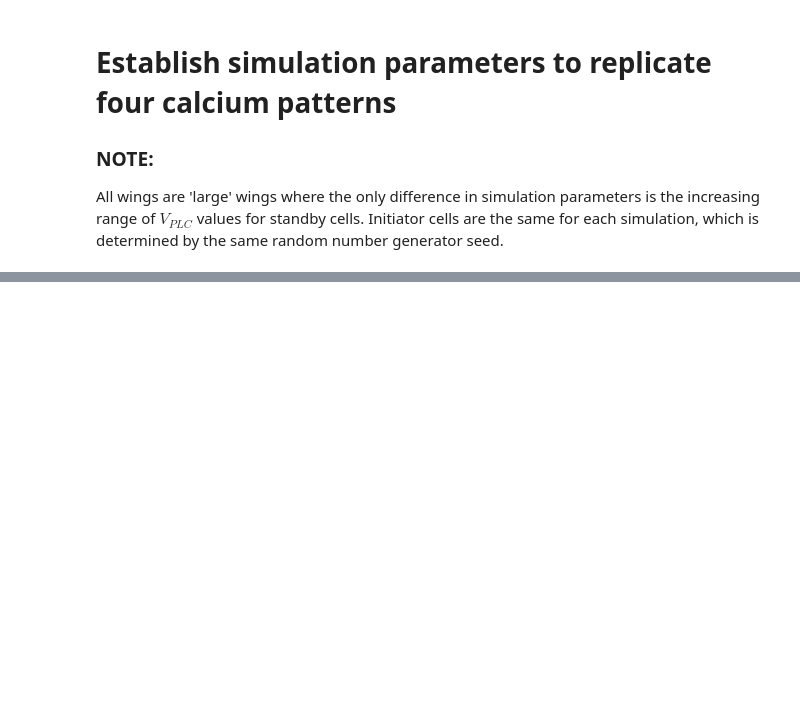
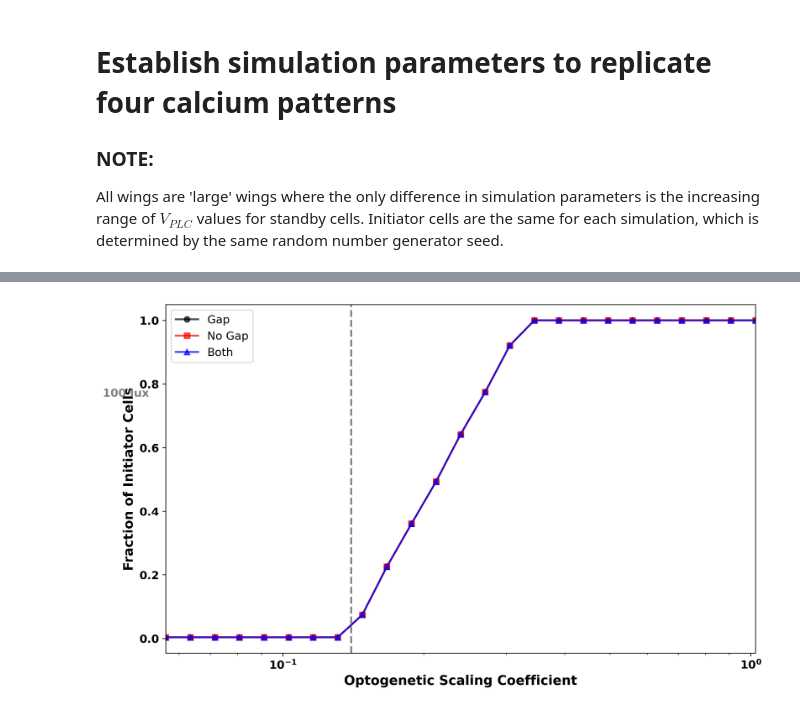
Before and after one commit to sscini/MSELab_Calcium_Cartography_2021, a Jupyter notebook: Calcium_Cartography_2025_Optogenetic_Supplement.ipynb, the cells around one changed output, grey strips where cells are left out. Saved outputs shown, nothing was run; the diff lists cells and outputs as text; code cells hidden in the pictures; blank space fills up the shorter version.

```diff
--- a/Calcium_Cartography_2025_Optogenetic_Supplement.ipynb
+++ b/Calcium_Cartography_2025_Optogenetic_Supplement.ipynb
@@ -532,7 +547,7 @@ import pandas as pd
 import gc
 
 # Define alpha values to vary from 10^-2.5 to 10^-1 (0.003 to 0.1)
-alpha_values = np.logspace(-2.5, -1, 25)  # Logarithmic spacing for better resolution
+alpha_values = np.logspace(-1.25, 0.01, 25)  # Logarithmic spacing for better resolution
 
 # Update modifiable_params to include spike threshold and prominence for peak detection
 modifiable_params = {
@@ -622,31 +655,33 @@ fig, ax = plt.subplots(figsize=(10, 6), dpi=300)
 # Plotting with specified colors, markers, and increased linewidth
 ax.plot(results_df['alpha'], results_df['fraction_initiators_gap'], label='Gap', color=custom_colors[0], marker='o', alpha=0.7, linewidth=2, markersize=6)
 ax.plot(results_df['alpha'], results_df['fraction_initiators_no_gap'], label='No Gap', color=custom_colors[1], marker='s', alpha=0.7, linewidth=2, markersize=6)
 ax.plot(results_df['alpha'], results_df['fraction_initiators_both'], label='Both', color=custom_colors[2], marker='^', alpha=0.7, linewidth=2, markersize=6)
 
 ax.set_xscale('log')
 # ax.set_title('Initiator Fractions vs Alpha', fontsize=16, fontweight='bold')
 ax.set_xlabel('Optogenetic Scaling Coefficient', fontsize=14, fontweight='bold')
 ax.set_ylabel('Fraction of Initiator Cells', fontsize=14, fontweight='bold')
 
 # Make x and y ticks bold with larger fontsize
 for label in (ax.get_xticklabels() + ax.get_yticklabels()):
     label.set_fontweight('bold')
     label.set_fontsize(12)
 
 ax.legend(fontsize=12)
 # ax.grid(True, which="both", linestyle='--', linewidth=0.5, alpha=0.7)
 # Set the x-axis limits
 ax.set_xlim([min(results_df['alpha']), max(results_df['alpha'])])
 
 # Add vertical line at alpha = 0.04 and label it "100 lux"
-ax.axvline(x=0.04, color='gray', linestyle='--', linewidth=2)
+ax.axvline(x=0.14, color='gray', linestyle='--', linewidth=2)
 ax.text(0.04125, ax.get_ylim()[1]*0.75, '100 lux', color='gray', fontsize=12, fontweight='bold', rotation=0, ha='left', va='top')
 
 plt.tight_layout()
 
 # Save the figure with transparent background
 plt.savefig(os.path.join(sim_folder_path, 'Initiator_Fractions_vs_Alpha.svg'), transparent=True)
 plt.savefig(os.path.join(sim_folder_path, 'Initiator_Fractions_vs_Alpha.png'), transparent=True)
 
 plt.show()
+# %% [output]
+[figure, added]
```
Also changed, not shown: parts of 9 cells of this notebook.
